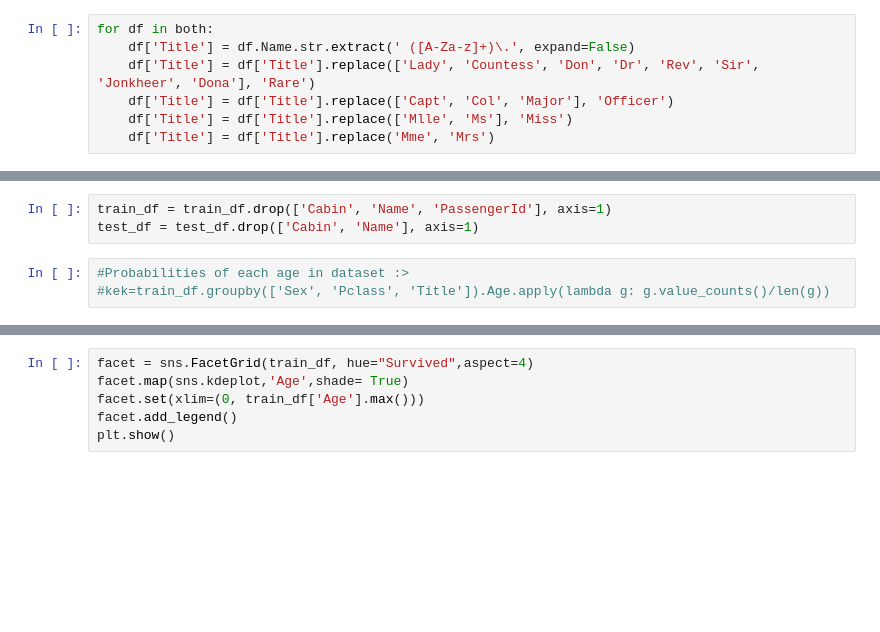
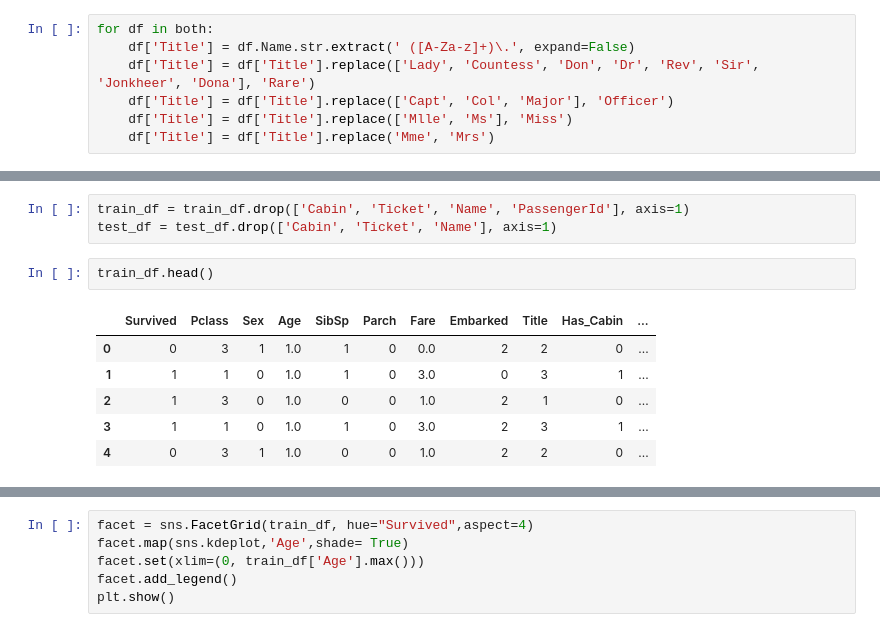
Before and after one commit to jo9k/Titanic, a Jupyter notebook: WorkingSchema.ipynb, the cells around one changed output, grey strips where cells are left out. Saved outputs shown, nothing was run; the diff lists cells and outputs as text; blank space fills up the shorter version.

```diff
--- a/WorkingSchema.ipynb
+++ b/WorkingSchema.ipynb
@@ -59,6 +94,12 @@ for i in var_mod:
 # %%
-train_df = train_df.drop(['Cabin', 'Name', 'PassengerId'], axis=1)
-test_df = test_df.drop(['Cabin', 'Name'], axis=1)
+train_df = train_df.drop(['Cabin', 'Ticket', 'Name', 'PassengerId'], axis=1)
+test_df = test_df.drop(['Cabin', 'Ticket', 'Name'], axis=1)
-# %%
-#Probabilities of each age in dataset :>
-#kek=train_df.groupby(['Sex', 'Pclass', 'Title']).Age.apply(lambda g: g.value_counts()/len(g))
+# %%
+train_df.head()
+# %% [output]
+|  | Survived | Pclass | Sex | Age | SibSp | Parch | Fare | Embarked | Title | Has_Cabin | ... |
+| 0 | 0 | 3 | 1 | 1.0 | 1 | 0 | 0.0 | 2 | 2 | 0 | ... |
+| 1 | 1 | 1 | 0 | 1.0 | 1 | 0 | 3.0 | 0 | 3 | 1 | ... |
+| 2 | 1 | 3 | 0 | 1.0 | 0 | 0 | 1.0 | 2 | 1 | 0 | ... |
+| 3 | 1 | 1 | 0 | 1.0 | 1 | 0 | 3.0 | 2 | 3 | 1 | ... |
+| 4 | 0 | 3 | 1 | 1.0 | 0 | 0 | 1.0 | 2 | 2 | 0 | ... |
```
Also changed, not shown: parts of 31 cells of this notebook, 1 other file.
